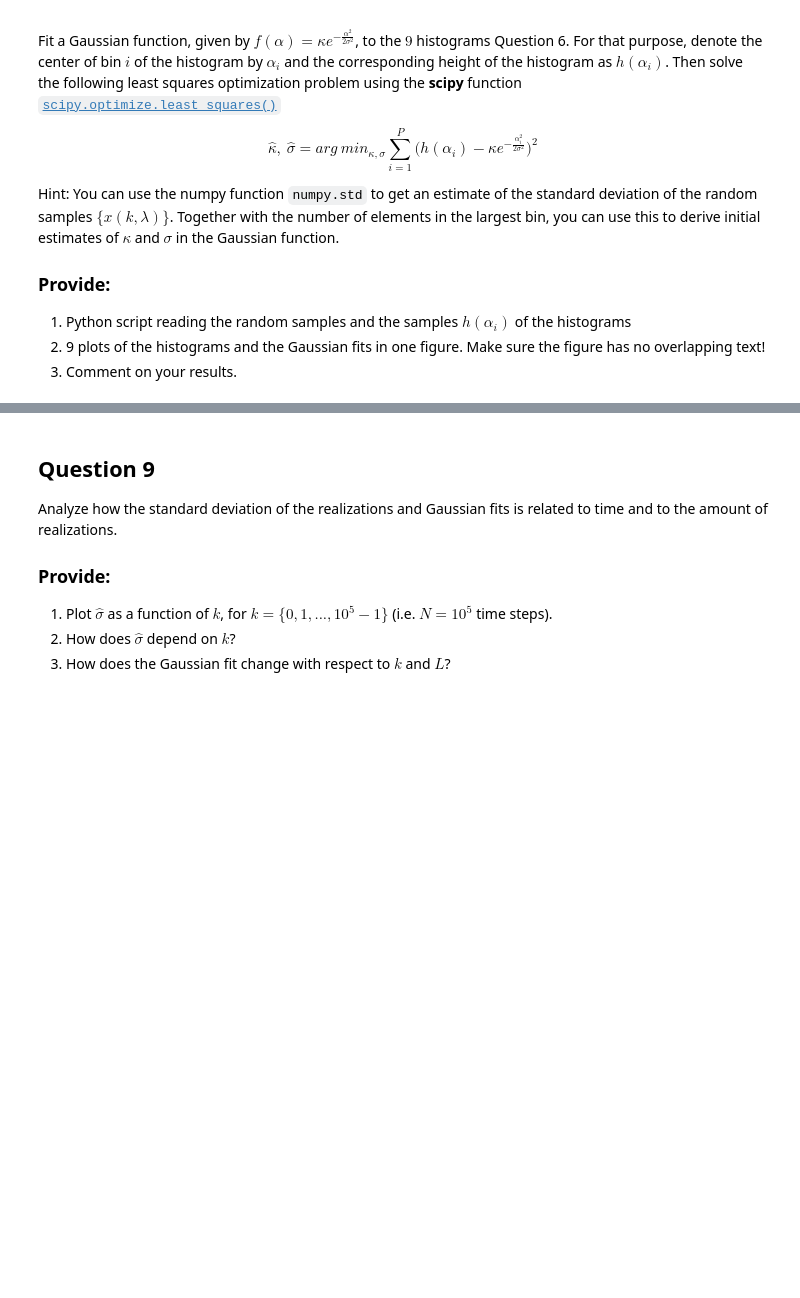
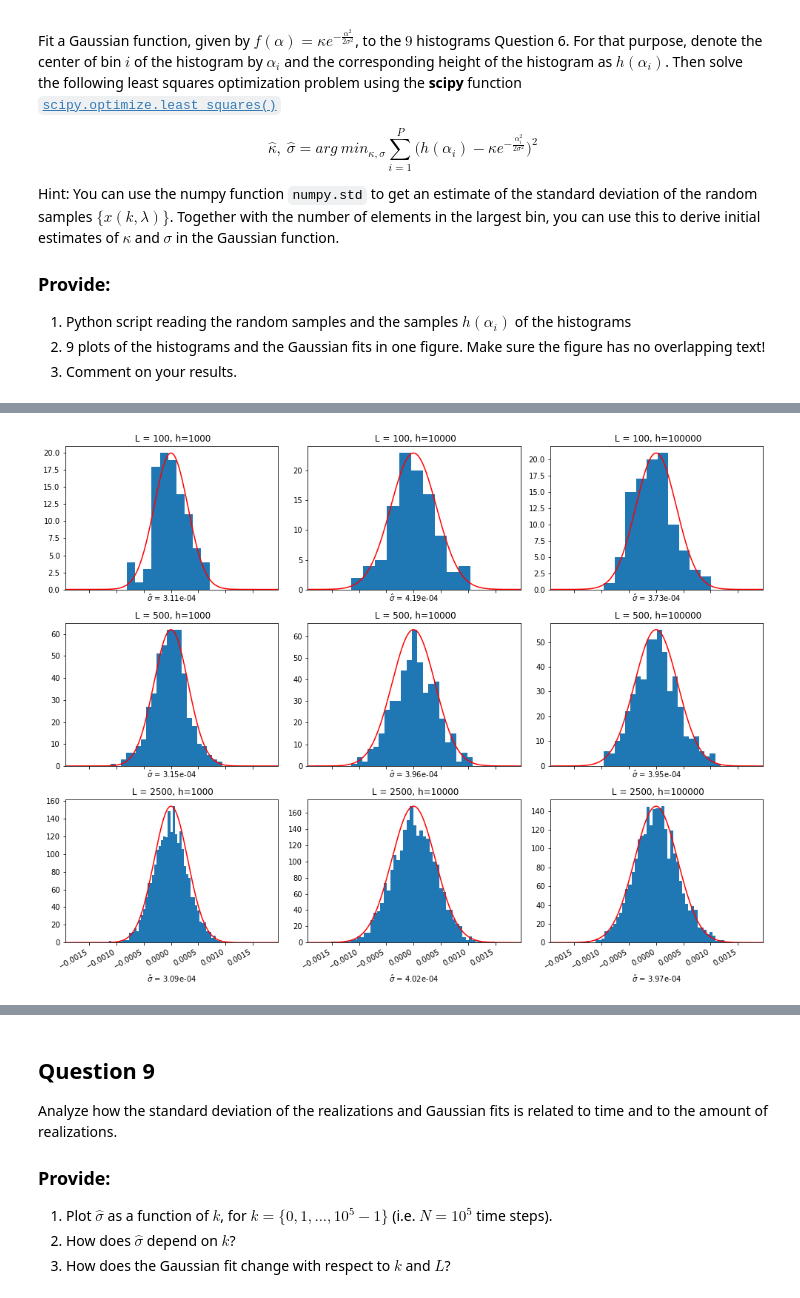
Before and after one commit to reinaartvanloon/SSA, a Jupyter notebook: Python1_Template.ipynb, the cells around one changed output, grey strips where cells are left out. Cells and saved outputs as stored; diff of their text form; code cells hidden in the pictures; blank space fills up the shorter version.

```diff
--- a/Python1_Template.ipynb
+++ b/Python1_Template.ipynb
@@ -204,5 +279,5 @@ Click here to type your answer. Type *Markdown* and LaTeX: $\alpha^2$.
 # %%
-from scipy.optimize import least_squares
+
 # define functions
 def model(x, alpha):
     '''
@@ -212,7 +287,7 @@ def model(x, alpha):
         x: array of fitting parameters (i.e. kappa, sigma)
         alpha: coordinate to describe the center of a bin of a histogram
     '''
-    gaussian =
+    gaussian = x[0]*np.exp(-alpha**2/(2*x[1]**2))
     return gaussian
 
 def error(x, alpha, h):
@@ -226,7 +301,7 @@ def error(x, alpha, h):
         alpha: coordinate to describe the center of a bin of a histogram
         h: height of the histogram at coordinate alpha
     '''
-    difference =
+    difference = h-model(x,alpha)
     return difference
 
 def jac(x, alpha, h):
@@ -240,42 +315,44 @@ def jac(x, alpha, h):
         h: height of the histogram at coordinate alpha
     '''
     J = np.empty((alpha.size, x.size))
-    J[:,0] =
-    J[:,1] =
+    J[:,1] = np.exp(-alpha**2/(2*x[1]**2))
+    J[:,0] = alpha**2*x[0]/(x[1]**3)*np.exp(-alpha**2/(2*x[1]**2))
     return J
 
 # Make figure that shows histograms
 fit_parameters = np.zeros([2, len(Ls), len(Ns)])
 
 for i in range(len(Ls)):
     L = Ls[i]
 
     for j in range(len(Ns)):
         h = Ns[j]
 
         # Repeat hist command to get the data, the command gives bin edges
         # But you need the centers
-        [counts, edges] = np.histogram(           )
-        centers =
+        [counts, edges] = np.histogram(x[int(h)-1,0:L], bins=int(np.sqrt(L)))
+        centers = (edges[1:]-edges[:-1])/2
 
         # Calculate initial estimates of sigma and kappa
-        sigma0 =
-        kappa0 =
+        sigma0 = np.std(x[int(h-1),:L])
+        kappa0 = np.amax(counts)
         x0 = np.array([kappa0, sigma0])
 
         # Fit the Gaussian through the histogram data and save into array
         p_opt = least_squares(error,
                               x0,
                               jac = jac,
                               args = (centers, counts));
         fit_parameters[:,i,j] = p_opt.x
 
         #Plot the Gaussian on top of the histogram
         xg = np.linspace(np.min(x), np.max(x), 1000)
-        yg =
+        yg = model(p_opt.x,xg)
 
         #Add the Gaussian fits to the histograms
         axs[i, j].plot(xg,yg,'r')
         axs[i, j].set_xlabel('$\hat{\sigma}$ = %.2e' % p_opt.x[1])
 
 fig
+# %% [output]
+[figure, added]
```
Also changed, not shown: parts of 45 cells of this notebook.
